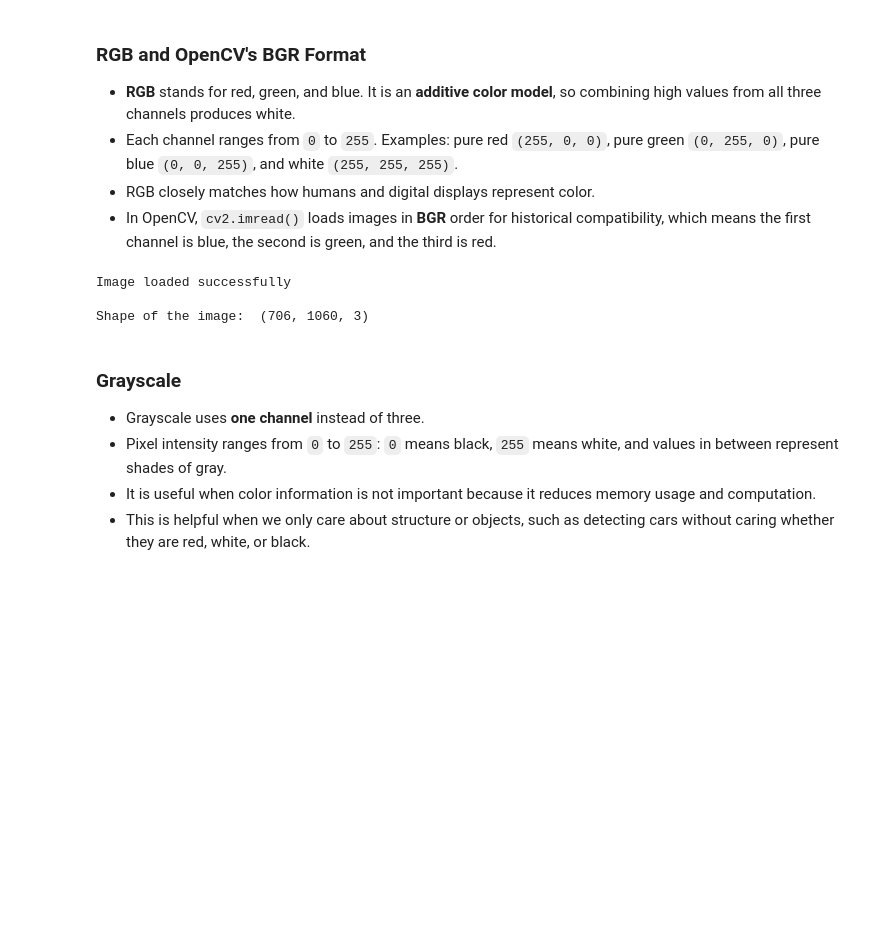
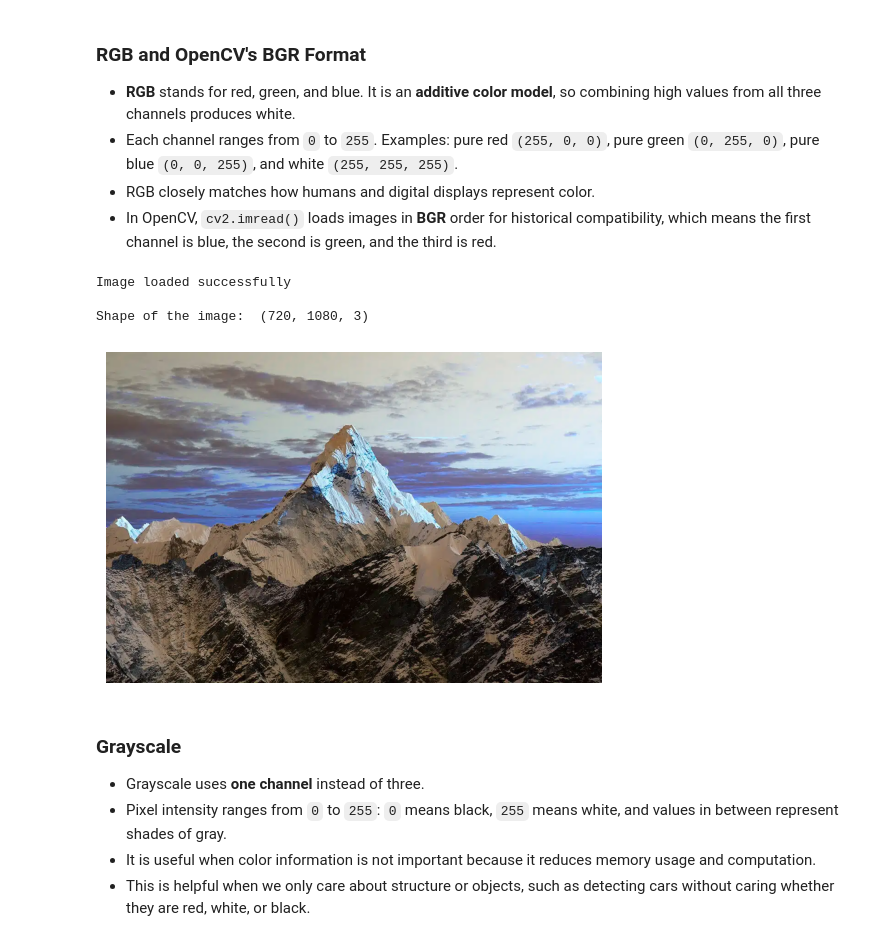
Before and after one commit to amareshmaity/opencv, a Jupyter notebook: docs/03_exploring_color_space/exploring_color_sapce.ipynb, the cells around one changed output. Cells and saved outputs as stored; diff of their text form; code cells hidden in the pictures; blank space fills up the shorter version.

```diff
--- a/docs/03_exploring_color_space/exploring_color_sapce.ipynb
+++ b/docs/03_exploring_color_space/exploring_color_sapce.ipynb
@@ -17,19 +18,25 @@ import cv2
 - Each channel ranges from `0` to `255`. Examples: pure red `(255, 0, 0)`, pure green `(0, 255, 0)`, pure blue `(0, 0, 255)`, and white `(255, 255, 255)`.
 - RGB closely matches how humans and digital displays represent color.
 - In OpenCV, `cv2.imread()` loads images in **BGR** order for historical compatibility, which means the first channel is blue, the second is green, and the third is red.
+# %%
+img_path = "../../data/raw/images/mountain.png"
 # %%
 ## Load image as bgr
-bgr_image = cv2.imread('../data/raw/images/mountain.jpg')
+bgr_image = cv.imread(img_path)
 
 if bgr_image is None:
     print("Error: Cound not load the image.")
 else:
     print("Image loaded successfully\n")
     print("Shape of the image: ", bgr_image.shape)
+    plt.imshow(bgr_image)
+    plt.axis('off')
+    plt.show()
 # %% [output]
 Image loaded successfully
 
-Shape of the image:  (706, 1060, 3)
+Shape of the image:  (720, 1080, 3)
+[figure, added]
 # %% [markdown]
 ### Grayscale
 
```
Also changed, not shown: parts of 7 cells of this notebook, 52 other files.
